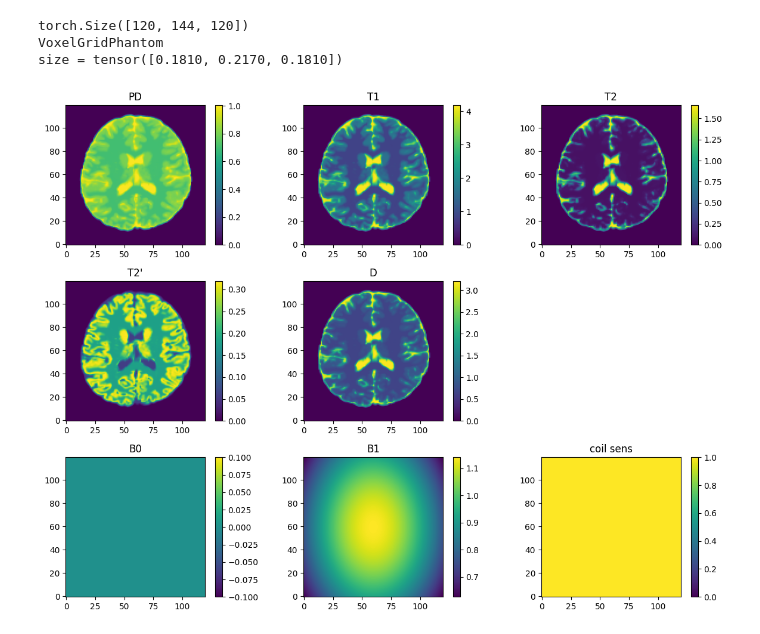
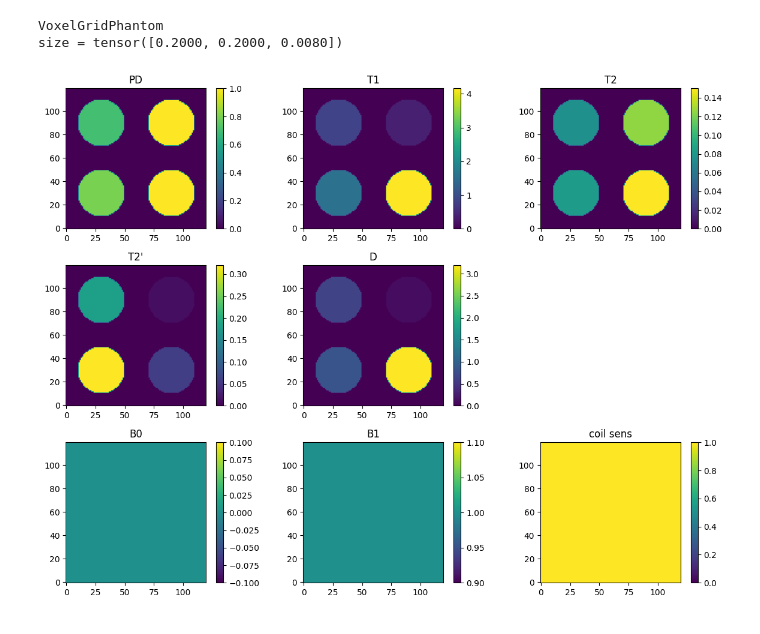
Before and after one commit to bughht/meSSFP, a Jupyter notebook: simulation_T2map.ipynb, the cells around one changed output. Cells and saved outputs as stored; diff of their text form; code cells hidden in the pictures.

```diff
--- a/simulation_T2map.ipynb
+++ b/simulation_T2map.ipynb
@@ -10,19 +11,2 @@ from matplotlib.colors import LogNorm
 from einops import rearrange
 plt.rcParams['figure.dpi'] = 100
-# %%
-phantom_size = 120
-phantom = mr0.VoxelGridPhantom.load("phantom/subject05_3T.npz")
-print(phantom.PD.shape)
-phantom = phantom.interpolate(phantom_size, phantom_size, 1)
-data = phantom.build()
-phantom.B0*=0
-mask = torch.abs(phantom.PD)>1e-5
-# # phantom.D=torch.ones_like(phantom.D)*5
-# # phantom.T2dash=torch.ones_like(phantom.T2dash)*0.3
-# phantom.B1 = torch.ones_like(phantom.B1)
-phantom.plot()
-# %% [output]
-torch.Size([120, 144, 120])
-VoxelGridPhantom
-size = tensor([0.1810, 0.2170, 0.1810])
-[figure, removed]
@@ -29 +106,16 @@ size = tensor([0.1810, 0.2170, 0.1810])
+# %%
+phantom_size = 120
+phantom = mr0.util.load_phantom(size=(120,120))
+phantom.PD = PD_map
+phantom.T1 = T1_map
+phantom.T2 = T2_map
+phantom.T2dash = T2_dash_map
+phantom.D = D_map
+phantom.B0 = B0_map
+phantom.B1 = B1_map
+phantom.plot()
+# %% [output]
+VoxelGridPhantom
+size = tensor([0.2000, 0.2000, 0.0080])
+[figure, added]
 # %%
```
Also changed, not shown: parts of 10 cells of this notebook, 5 other files.
